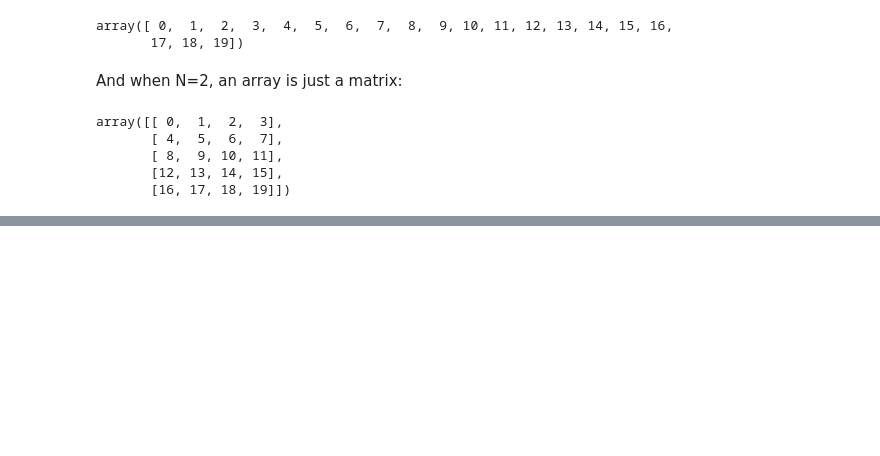
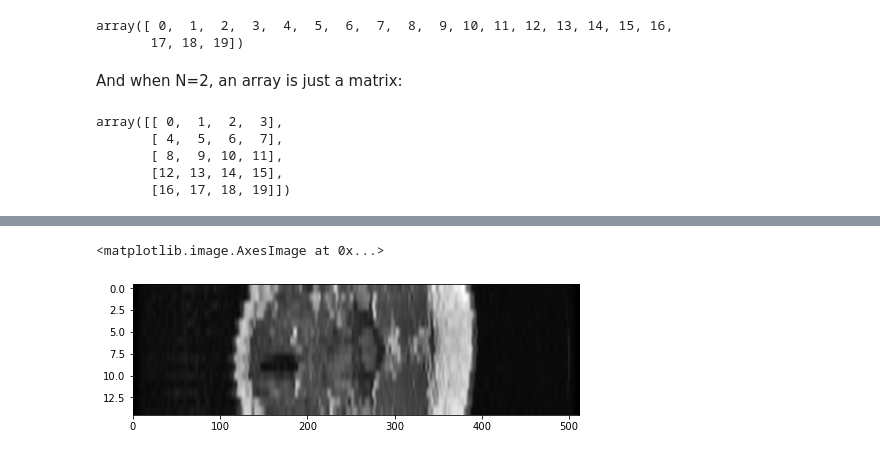
Before and after one commit to nickeubank/mids_coursera, a Jupyter notebook: class_2/week_3/40_nd_arrays.ipynb, the cells around one changed output, grey strips where cells are left out. Cells and saved outputs as stored; diff of their text form; code cells hidden in the pictures; blank space fills up the shorter version.

```diff
--- a/class_2/week_3/40_nd_arrays.ipynb
+++ b/class_2/week_3/40_nd_arrays.ipynb
@@ -106,0 +77,6 @@ array([[62.96841955, 78.24642105, 81.27894576],
+# %%
+plt.figure(figsize=(8, 8))
+plt.imshow(mri[:, 300, :], cmap="gray", aspect=10)
+# %% [output]
+<matplotlib.image.AxesImage at 0x...>
+[figure, added]
```
Also changed, not shown: parts of 21 cells of this notebook, 2 other files.
